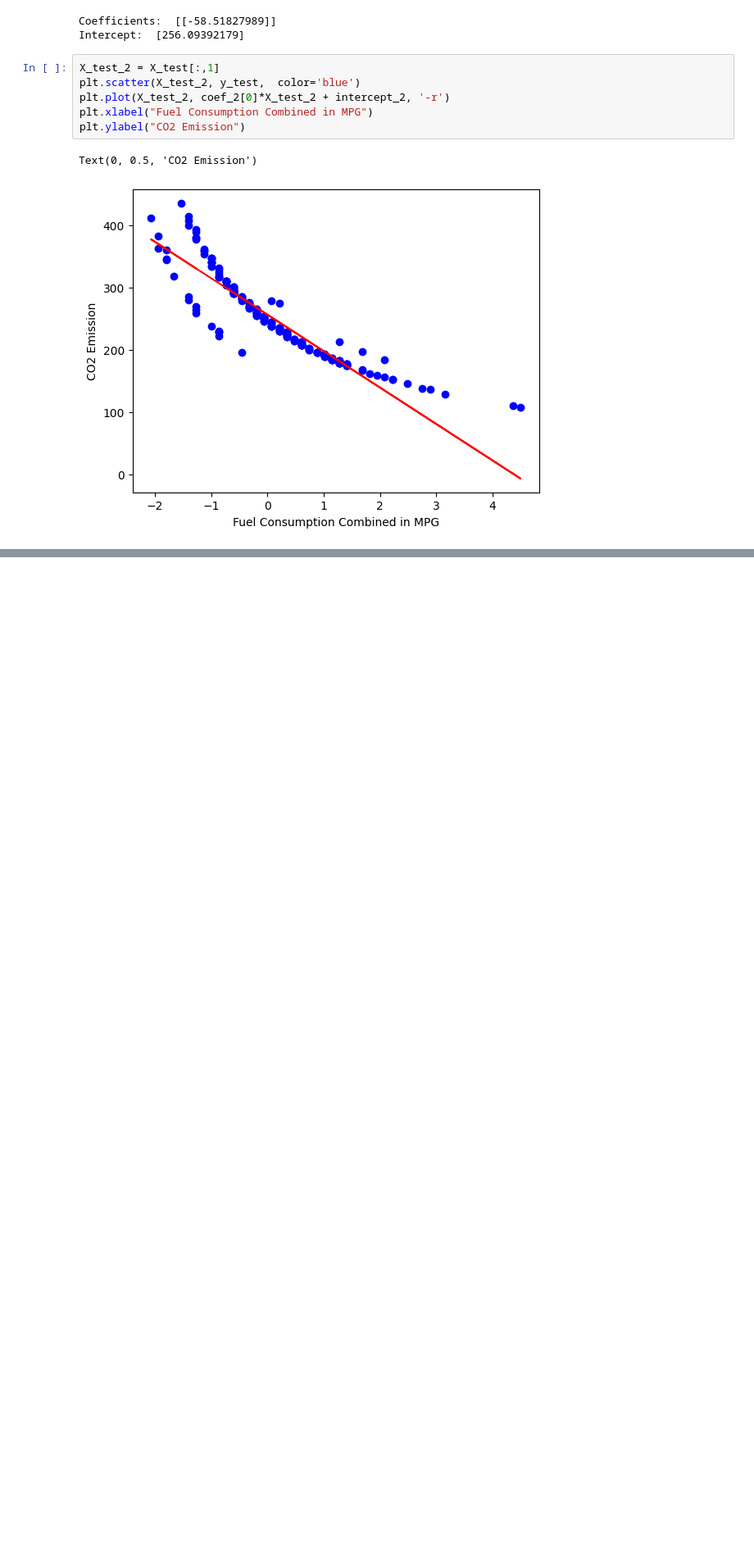
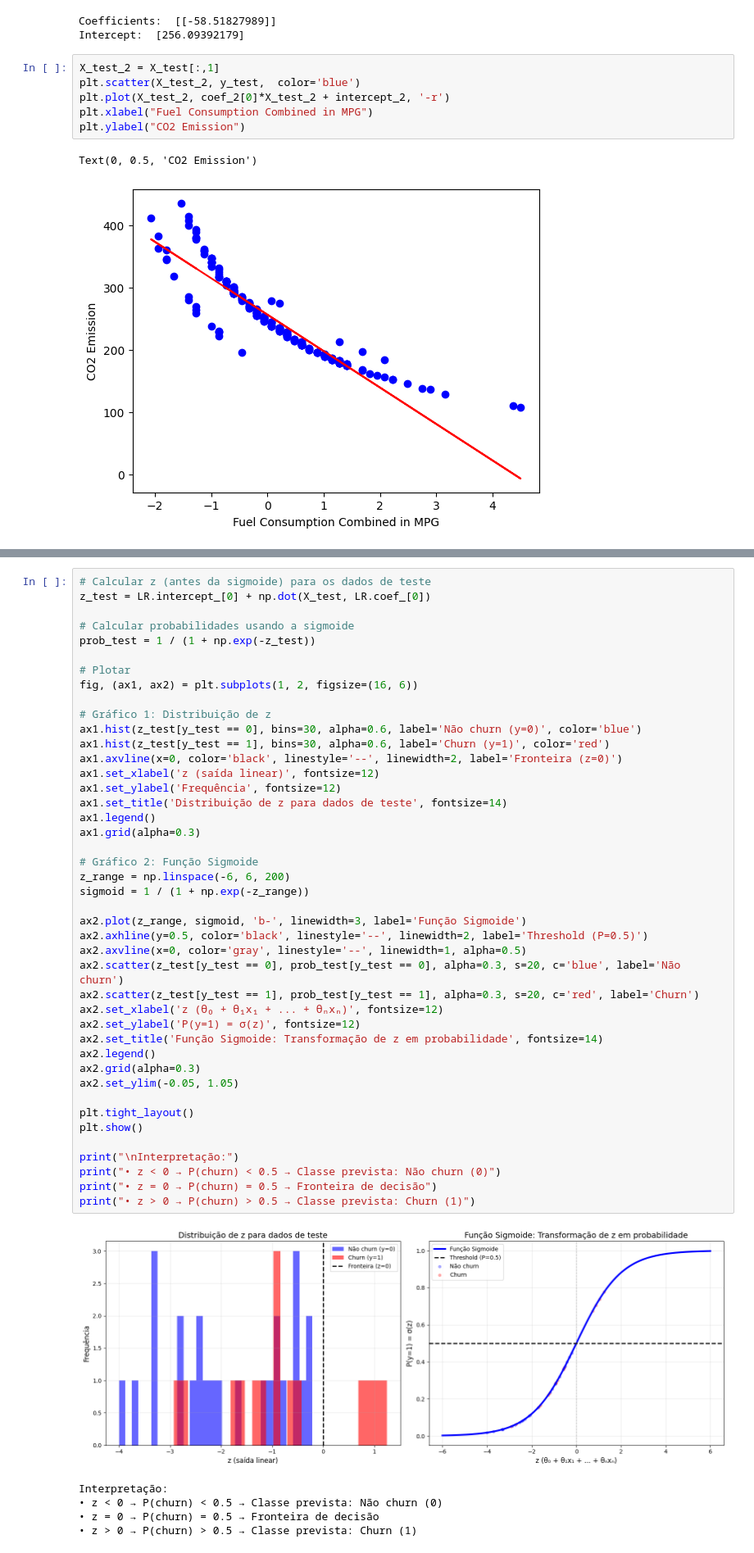
Before and after one commit to henriqueluza/fundamentos-python-data-science, a Jupyter notebook: Machine-Learning.ipynb, the cells around one changed output, grey strips where cells are left out. Shown at 82% size. Drawn from its saved outputs; the diff is of its cells as text; blank space fills up the shorter version.

```diff
--- a/Machine-Learning.ipynb
+++ b/Machine-Learning.ipynb
@@ -389,0 +729,49 @@ Text(0, 0.5, 'CO2 Emission')
+# %%
+# Calcular z (antes da sigmoide) para os dados de teste
+z_test = LR.intercept_[0] + np.dot(X_test, LR.coef_[0])
+
+# Calcular probabilidades usando a sigmoide
+prob_test = 1 / (1 + np.exp(-z_test))
+
+# Plotar
+fig, (ax1, ax2) = plt.subplots(1, 2, figsize=(16, 6))
+
+# Gráfico 1: Distribuição de z
+ax1.hist(z_test[y_test == 0], bins=30, alpha=0.6, label='Não churn (y=0)', color='blue')
+ax1.hist(z_test[y_test == 1], bins=30, alpha=0.6, label='Churn (y=1)', color='red')
+ax1.axvline(x=0, color='black', linestyle='--', linewidth=2, label='Fronteira (z=0)')
+ax1.set_xlabel('z (saída linear)', fontsize=12)
+ax1.set_ylabel('Frequência', fontsize=12)
+ax1.set_title('Distribuição de z para dados de teste', fontsize=14)
+ax1.legend()
+ax1.grid(alpha=0.3)
+
+# Gráfico 2: Função Sigmoide
+z_range = np.linspace(-6, 6, 200)
+sigmoid = 1 / (1 + np.exp(-z_range))
+
+ax2.plot(z_range, sigmoid, 'b-', linewidth=3, label='Função Sigmoide')
+ax2.axhline(y=0.5, color='black', linestyle='--', linewidth=2, label='Threshold (P=0.5)')
+ax2.axvline(x=0, color='gray', linestyle='--', linewidth=1, alpha=0.5)
+ax2.scatter(z_test[y_test == 0], prob_test[y_test == 0], alpha=0.3, s=20, c='blue', label='Não churn')
+ax2.scatter(z_test[y_test == 1], prob_test[y_test == 1], alpha=0.3, s=20, c='red', label='Churn')
+ax2.set_xlabel('z (θ₀ + θ₁x₁ + ... + θₙxₙ)', fontsize=12)
+ax2.set_ylabel('P(y=1) = σ(z)', fontsize=12)
+ax2.set_title('Função Sigmoide: Transformação de z em probabilidade', fontsize=14)
+ax2.legend()
+ax2.grid(alpha=0.3)
+ax2.set_ylim(-0.05, 1.05)
+
+plt.tight_layout()
+plt.show()
+
+print("\nInterpretação:")
+print("• z < 0 → P(churn) < 0.5 → Classe prevista: Não churn (0)")
+print("• z = 0 → P(churn) = 0.5 → Fronteira de decisão")
+print("• z > 0 → P(churn) > 0.5 → Classe prevista: Churn (1)")
+# %% [output]
+[figure, added]
+Interpretação:
+• z < 0 → P(churn) < 0.5 → Classe prevista: Não churn (0)
+• z = 0 → P(churn) = 0.5 → Fronteira de decisão
+• z > 0 → P(churn) > 0.5 → Classe prevista: Churn (1)
```
Also changed, not shown: parts of 35 cells of this notebook.
